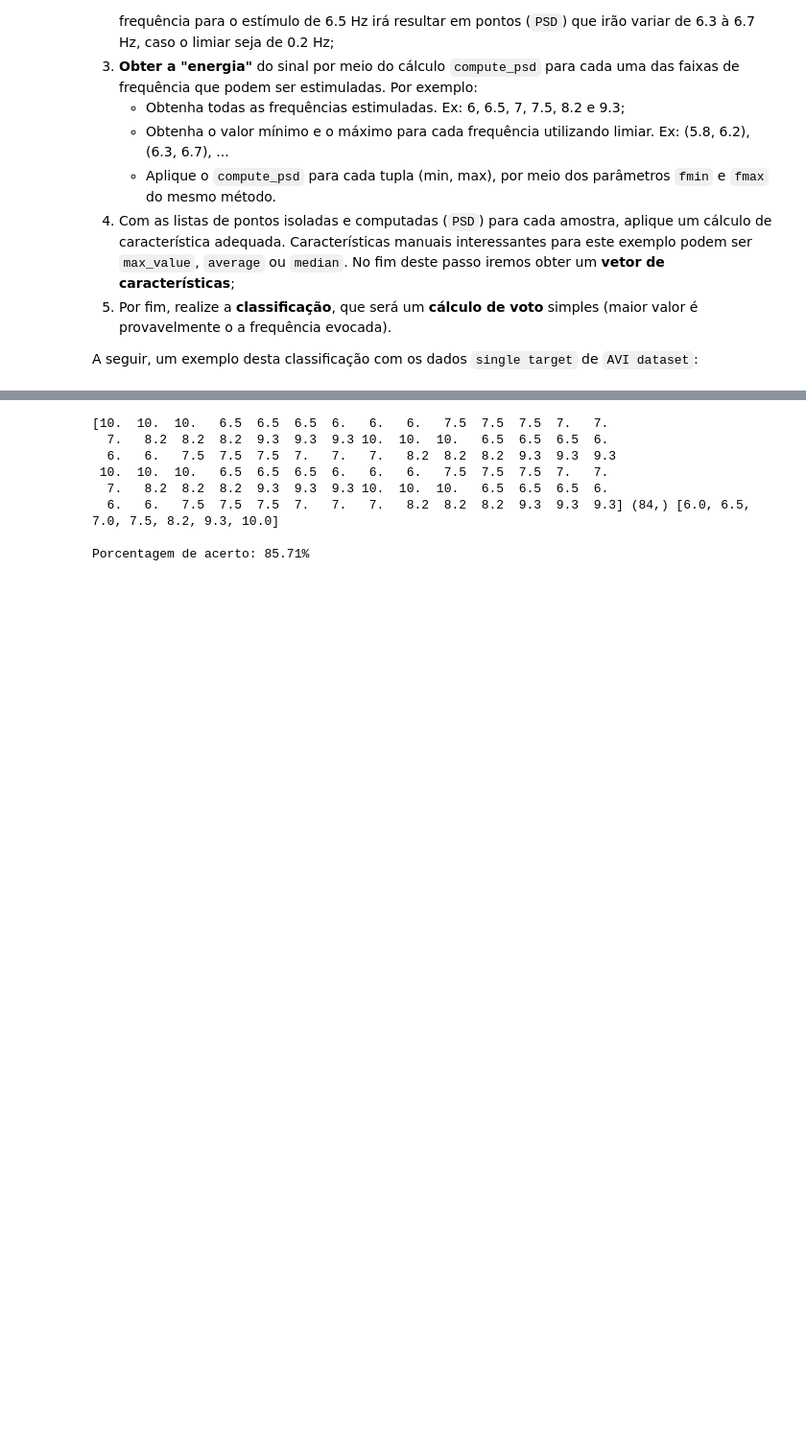
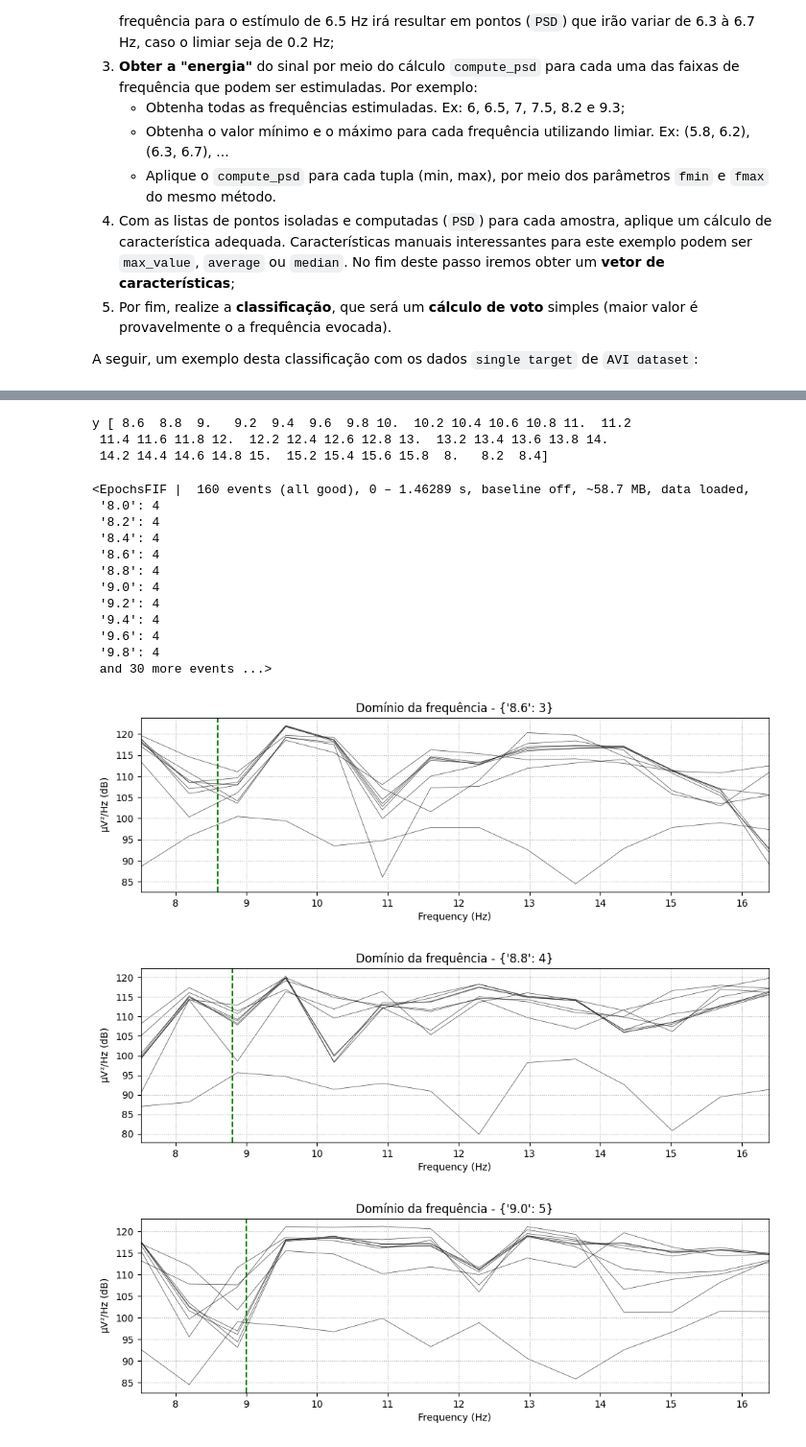
Before and after one commit to GabrielaMarangoni/Reconhecimento-de-padroes, a Jupyter notebook: SSVEP/src/beta/classificador.ipynb, the cells around one changed output, grey strips where cells are left out. Shown at 96% size. Cells and saved outputs as stored; diff of their text form; code cells hidden in the pictures; blank space fills up the shorter version.

```diff
--- a/SSVEP/src/beta/classificador.ipynb
+++ b/SSVEP/src/beta/classificador.ipynb
@@ -84,22 +57,45 @@ max_values.shape
-# %%
-# TAREFA 5
-
-y = np.load("../../datasets/avi/single/labels_formated.npy")
-
-# entendimento dos dados
-print(y, y.shape, targets)
-
-# classificação pelo "voto" do maior valor
-i_max = max_values.argmax(axis=-1)
-hits = [1 for i in range(len(i_max)) if targets[i_max[i]] == y[i]]
-acc = 100 * sum(hits) / len(y)
-print(f'\nPorcentagem de acerto: {acc:.2f}%')
-# %% [output]
-[10.  10.  10.   6.5  6.5  6.5  6.   6.   6.   7.5  7.5  7.5  7.   7.
-  7.   8.2  8.2  8.2  9.3  9.3  9.3 10.  10.  10.   6.5  6.5  6.5  6.
-  6.   6.   7.5  7.5  7.5  7.   7.   7.   8.2  8.2  8.2  9.3  9.3  9.3
- 10.  10.  10.   6.5  6.5  6.5  6.   6.   6.   7.5  7.5  7.5  7.   7.
-  7.   8.2  8.2  8.2  9.3  9.3  9.3 10.  10.  10.   6.5  6.5  6.5  6.
-  6.   6.   7.5  7.5  7.5  7.   7.   7.   8.2  8.2  8.2  9.3  9.3  9.3] (84,) [6.0, 6.5, 7.0, 7.5, 8.2, 9.3, 10.0]
-
-Porcentagem de acerto: 85.71%
+# %%
+y = np.load("../../datasets/avi/beta/labels_beta.npy")
+
+print("y", y)
+y_set = sorted(set(y))
+# %% [output]
+y [ 8.6  8.8  9.   9.2  9.4  9.6  9.8 10.  10.2 10.4 10.6 10.8 11.  11.2
+ 11.4 11.6 11.8 12.  12.2 12.4 12.6 12.8 13.  13.2 13.4 13.6 13.8 14.
+ 14.2 14.4 14.6 14.8 15.  15.2 15.4 15.6 15.8  8.   8.2  8.4]
+# %%
+ch_names = list(np.load("../../datasets//avi/beta/channels_beta.npy"))
+# %%
+warnings.filterwarnings('ignore')
+
+channels_to_keep = ['PZ', 'PO3', 'PO5', 'PO4', 'PO6', 'POZ', 'O1', 'OZ', 'O2']
+channels_to_remove = set(ch_names) - set(channels_to_keep)
+
+print(data)
+
+data = data.drop_channels(list(channels_to_remove))
+qtd_data = len(data)
+
+for i in range(0, 10):
+    view = data[i].compute_psd(method='welch', fmin=7, fmax=17, verbose=False)
+
+    view.plot(show=False)
+    plt.title(f'Domínio da frequência - {view.event_id}')
+    plt.axvline(x=float(list(data[i].event_id)[0]), linestyle='--', color='green')
+    plt.show()
+# %% [output]
+<EpochsFIF |  160 events (all good), 0 – 1.46289 s, baseline off, ~58.7 MB, data loaded,
+ '8.0': 4
+ '8.2': 4
+ '8.4': 4
+ '8.6': 4
+ '8.8': 4
+ '9.0': 4
+ '9.2': 4
+ '9.4': 4
+ '9.6': 4
+ '9.8': 4
+ and 30 more events ...>
+[figure, added]
+[figure, added]
+[figure, added]
```
Also changed, not shown: parts of 11 cells of this notebook, 3 other files.
